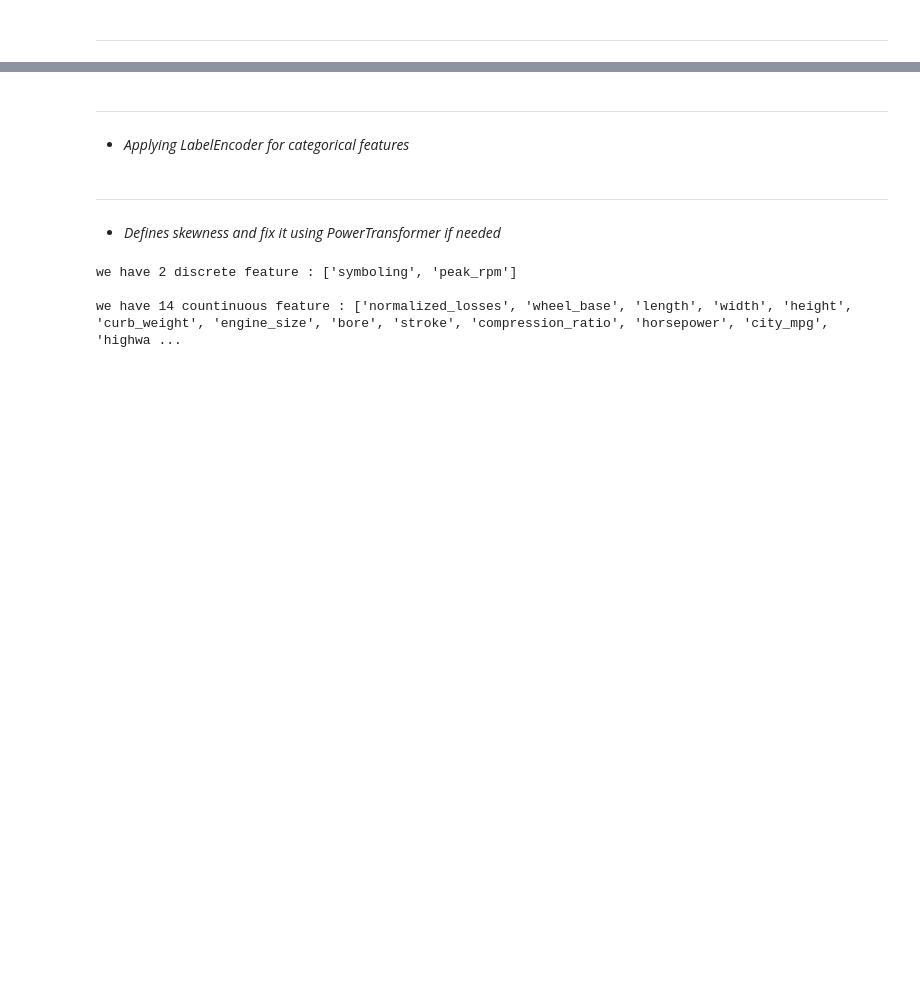
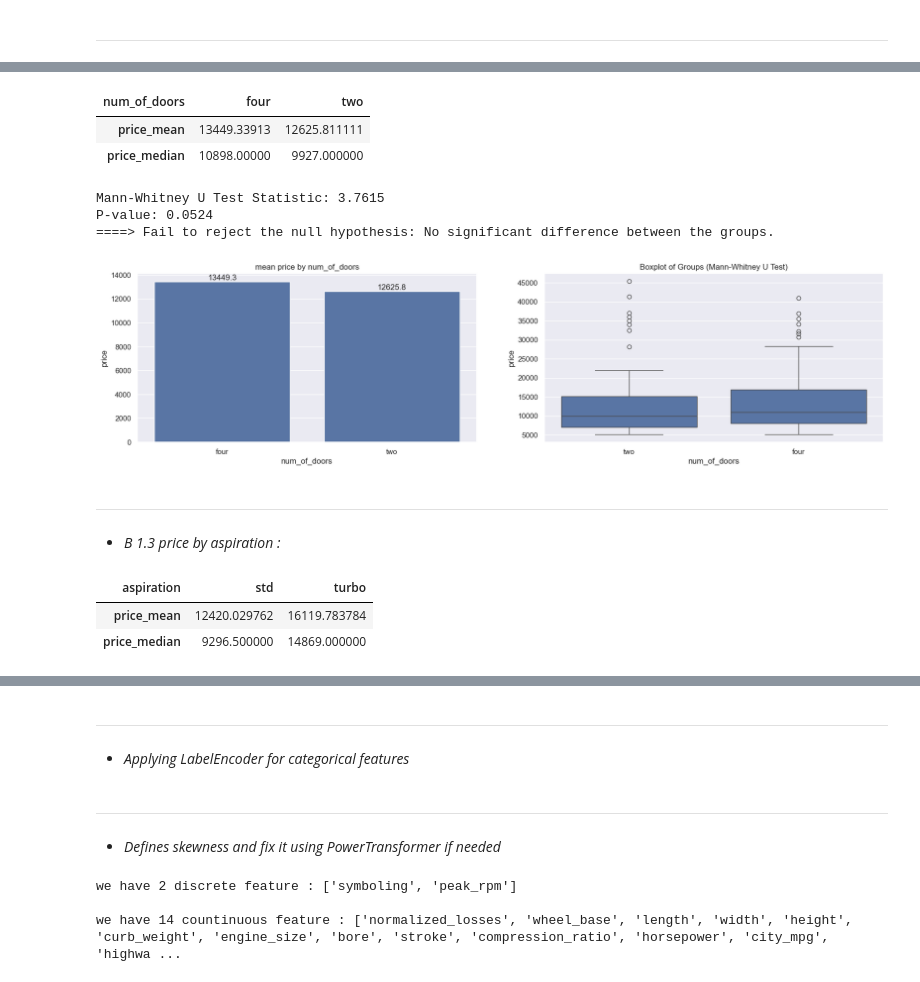
Before and after one commit to omars1234/AutoMobileML, a Jupyter notebook: NoteBook/Analysis.ipynb, the cells around one changed output, grey strips where cells are left out. Drawn from its saved outputs; the diff is of its cells as text; code cells hidden in the pictures; blank space fills up the shorter version.

```diff
--- a/NoteBook/Analysis.ipynb
+++ b/NoteBook/Analysis.ipynb
@@ -395,0 +369,26 @@ plt.savefig('C:/Users/Omar/Desktop/Omar_Files/Python_Analysis/Automobile_data_An
+# %%
+df.groupby("num_of_doors").agg(price_mean=('price', 'mean'),
+                               price_median=('price', 'median'),).T
+# %% [output]
+| num_of_doors | four | two |
+| price_mean | 13449.33913 | 12625.811111 |
+| price_median | 10898.00000 | 9927.000000 |
+# %%
+mannwhitneyu_Test("num_of_doors")
+Visualize_mannwhitneyu_Test1("num_of_doors")
+# %% [output]
+Mann-Whitney U Test Statistic: 3.7615
+P-value: 0.0524
+====> Fail to reject the null hypothesis: No significant difference between the groups.
+[figure, added]
+# %% [markdown]
+---
+# %% [markdown]
+* *B 1.3 price by aspiration :*
+# %%
+df.groupby("aspiration").agg(price_mean=('price', 'mean'),
+                               price_median=('price', 'median'),).T
+# %% [output]
+| aspiration | std | turbo |
+| price_mean | 12420.029762 | 16119.783784 |
+| price_median | 9296.500000 | 14869.000000 |
```
Also changed, not shown: parts of 82 cells of this notebook, 8 other files.
